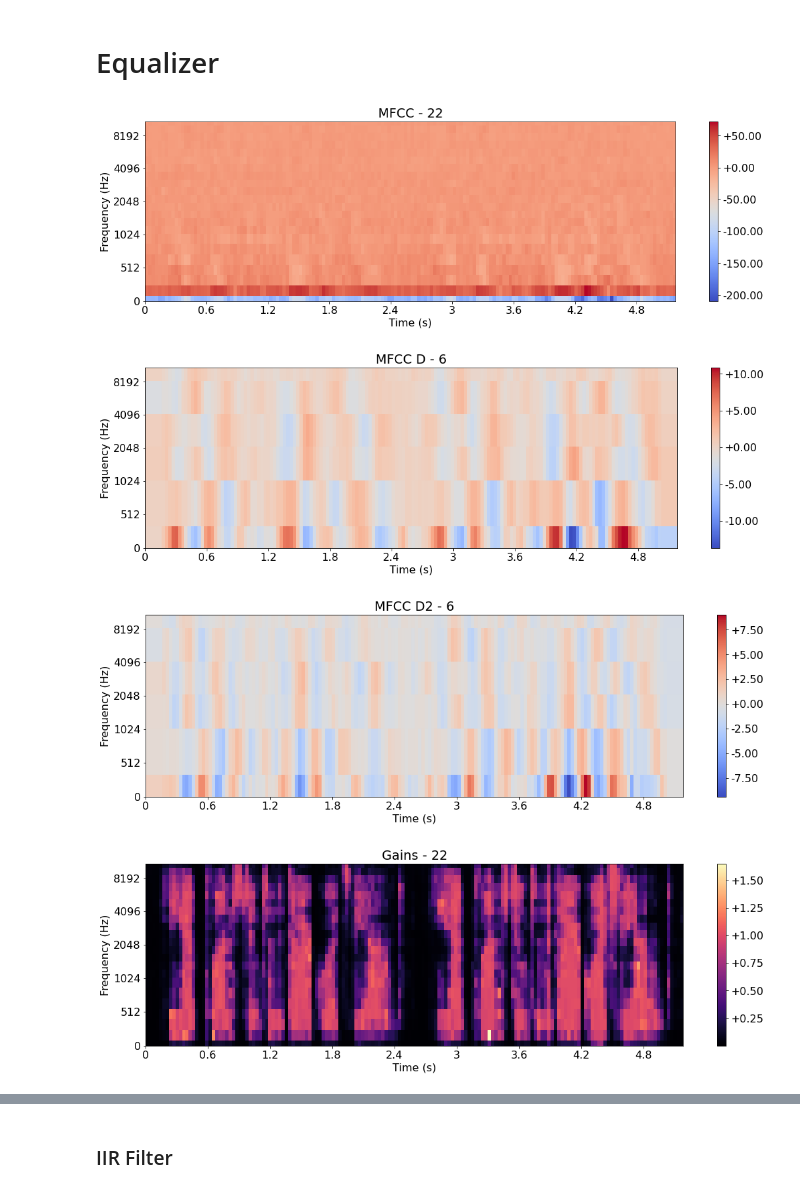
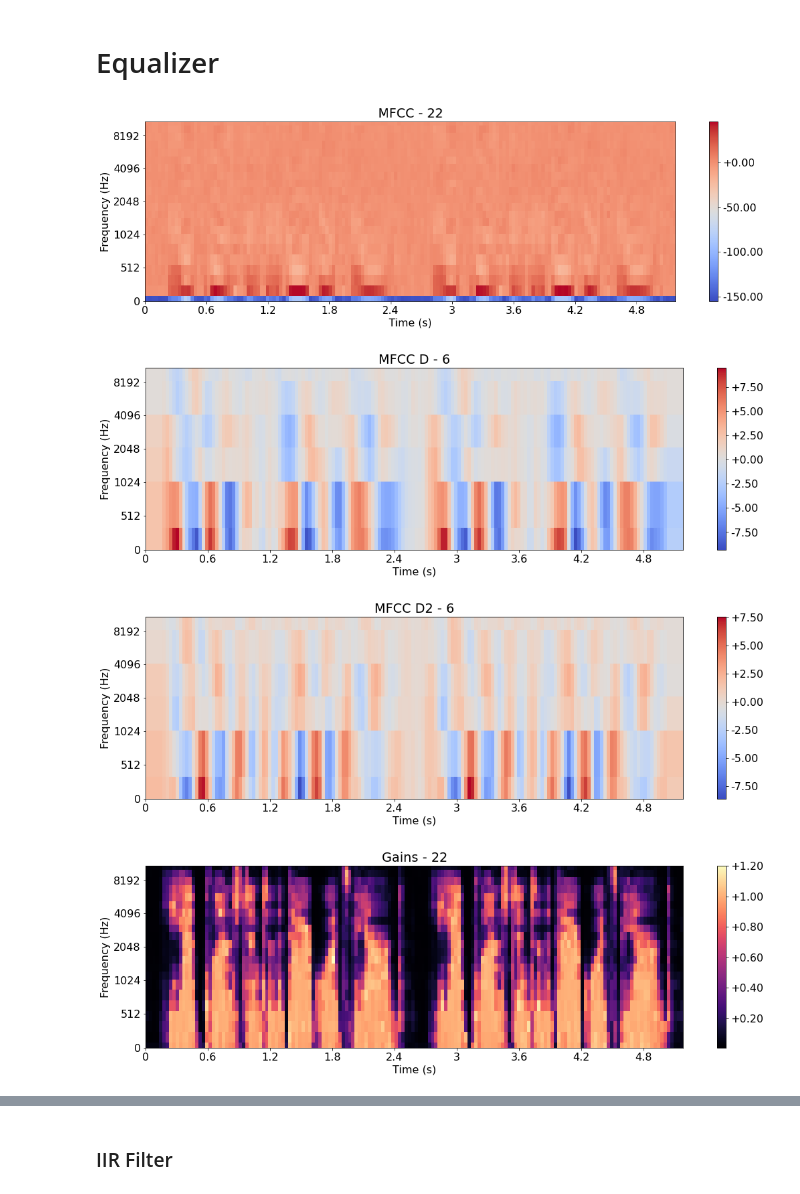
Before and after one commit to abish7643/Speech-Enhancement-Model, a Jupyter notebook: Prototyping/Generate Dataset.ipynb, the cells around one changed output, grey strips where cells are left out. Drawn from its saved outputs; the diff is of its cells as text; code cells hidden in the pictures.

```diff
--- a/Prototyping/Generate Dataset.ipynb
+++ b/Prototyping/Generate Dataset.ipynb
@@ -310,7 +310,7 @@ Loading From File
 # Create Noisy Speech
 
 speech_file = "Audio Samples/Female_Speech.WAV"
-noise_file = "Dataset Structure/Dataset/Noise/Selected/Combined/engine.wav"
+noise_file = "Dataset Structure/Dataset/Noise/white.wav"
 
 speech = audio_utils.load_audiofile(speech_file)
 speech = np.concatenate((speech, speech))
@@ -320,40 +320,34 @@ noisy_speech = add_noise_speech(speech, noise, snr=0)
 
 # Generate Features
 mfcc, mfcc_d, mfcc_d2, \
 spec_centroid, spec_bandwidth, gains = get_features(clean_speech=speech,
                                                     noisy_speech=noisy_speech,
                                                     melbands=22, delta_melbands=6)
 
 def plot_feature(feature, sr=16000, title=""):
     plt.figure(figsize=(18, 5))
     librosa.display.specshow(data=feature, sr=sr,
                              x_axis="time", y_axis="mel")
     plt.colorbar(format="%+.2f")
     plt.title((title+" - {}").format(len(feature)))
     plt.xlabel("Time (s)")
     plt.ylabel("Frequency (Hz)")
     plt.show()
 
 plot_feature(mfcc, title="MFCC")
 plot_feature(mfcc_d, title="MFCC D")
 plot_feature(mfcc_d2, title="MFCC D2")
 plot_feature(gains, title="Gains")
 
 # Clipped Gains
 # print(np.max(gains))
 # gains = np.clip(gains, 0, 1)
 
 # plot_feature(gains, title="Gains")
 
 gains = gains.transpose()
-
-# import python_speech_features
-# asg, gains_1 = python_speech_features.fbank(noisy_speech,
-#                                           samplerate=16000, nfilt=22,
-#                                           winlen=0.032,winstep=0.032, nfft=1024)
-# gains_sf = asg.T
 # %% [output]
-[figure, old version]
+[figure, new version]
-[figure, old version]
+[figure, new version]
-[figure, old version]
+[figure, new version]
-[figure, old version]
+[figure, new version]
```
Also changed, not shown: parts of 3 cells of this notebook, 3 other files.
